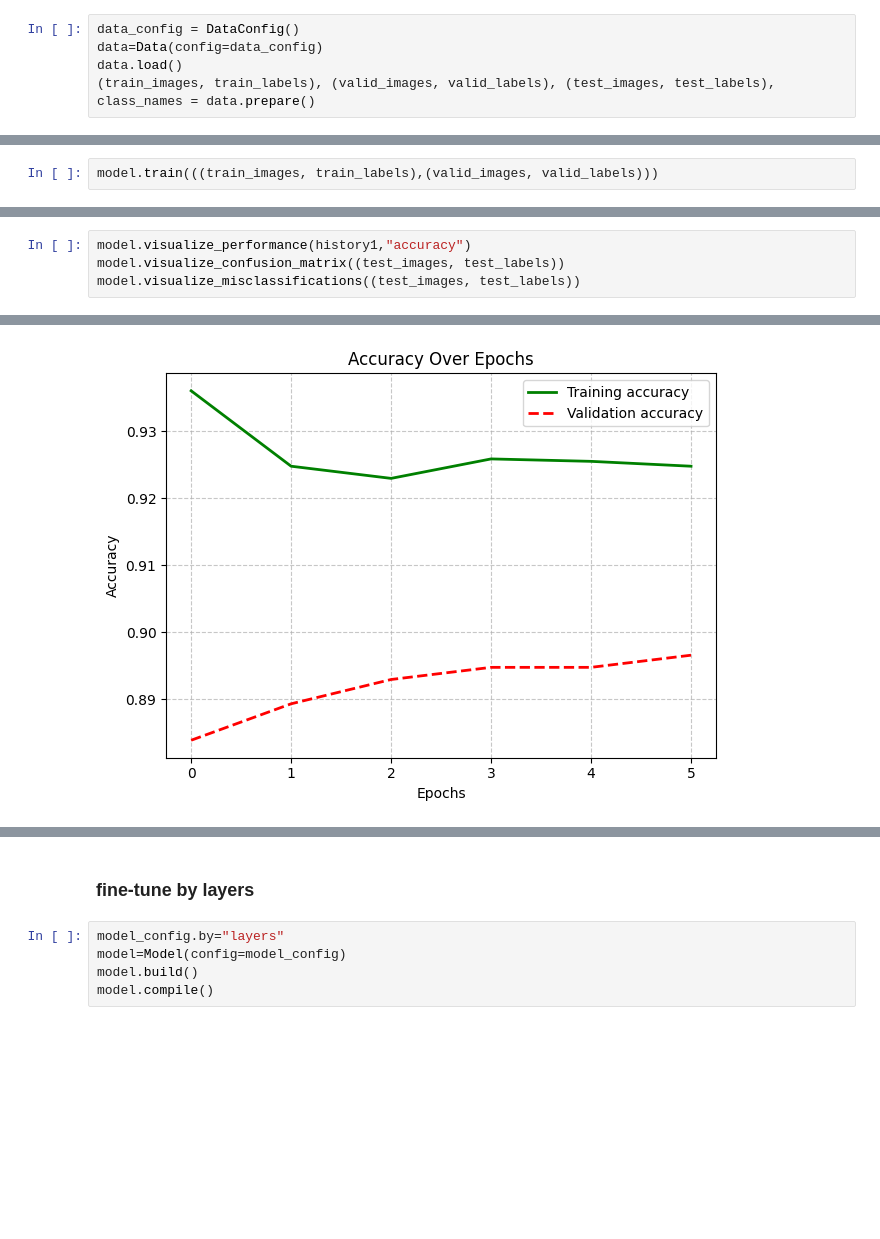
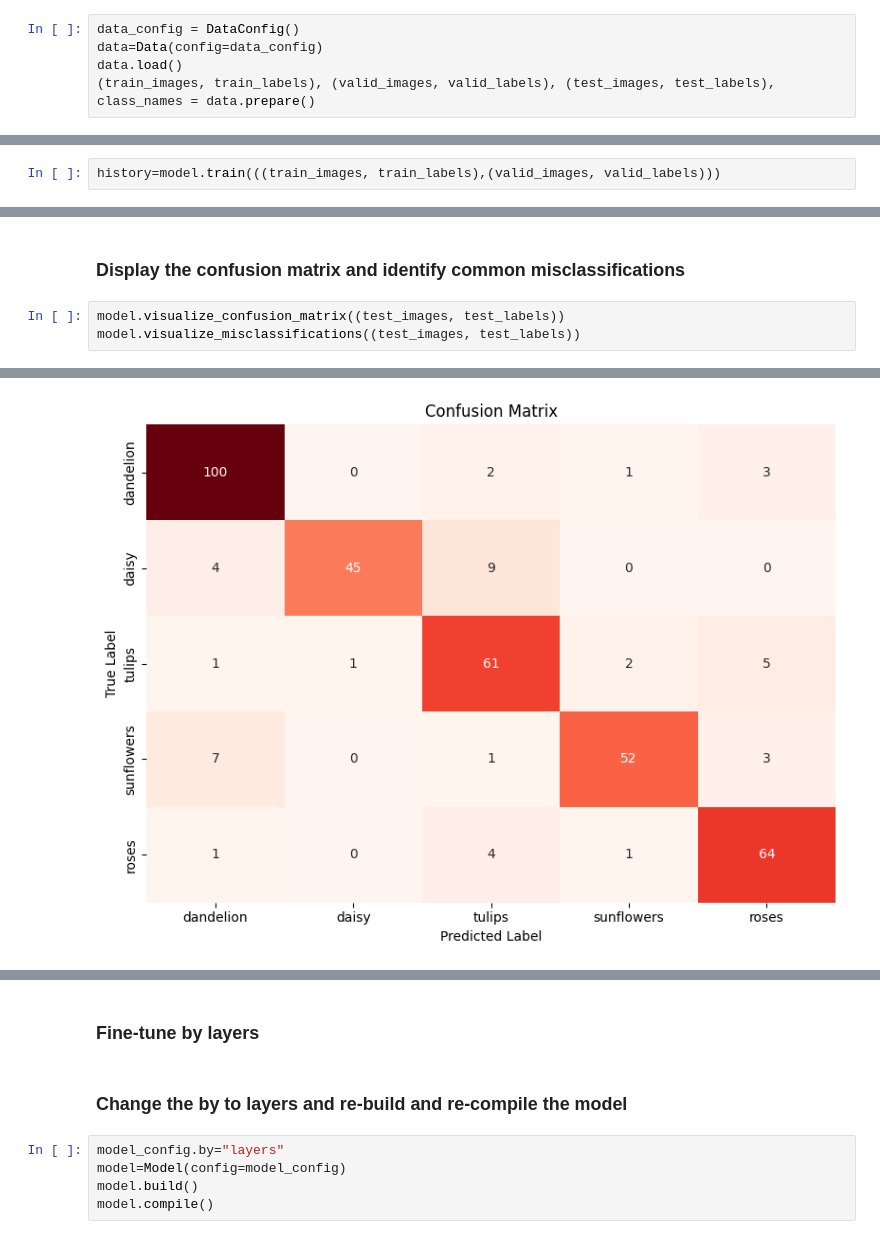
Before and after one commit to IsmaelMousa/playing-with-transfer-learning, a Jupyter notebook: resnet50.ipynb, the cells around one changed output, grey strips where cells are left out. Saved outputs shown, nothing was run; the diff lists cells and outputs as text; blank space fills up the shorter version.

```diff
--- a/resnet50.ipynb
+++ b/resnet50.ipynb
@@ -65,6 +68,6 @@ Model: "functional_11"
  Trainable params: 1,189,061 (4.54 MB)
  Non-trainable params: 23,588,096 (89.98 MB)
 # %%
-model.train(((train_images, train_labels),(valid_images, valid_labels)))
+history=model.train(((train_images, train_labels),(valid_images, valid_labels)))
 # %% [output]
 Epoch 1/10
@@ -167,6 +224,7 @@ WARNING:matplotlib.image:Clipping input data to the valid range for imshow with
        dtype=float32)>]
+# %% [markdown]
+### Display the confusion matrix and identify common misclassifications
 # %%
-model.visualize_performance(history1,"accuracy")
 model.visualize_confusion_matrix((test_images, test_labels))
 model.visualize_misclassifications((test_images, test_labels))
 # %% [output]
@@ -173 +232 @@ model.visualize_misclassifications((test_images, test_labels))
-[figure, old version]
+[figure, new version]
@@ -187,5 +244,7 @@ WARNING:matplotlib.image:Clipping input data to the valid range for imshow with
 # %% [markdown]
-### fine-tune by layers
+### Fine-tune by layers
+# %% [markdown]
+### Change the by to layers and re-build and re-compile the model
 # %%
 model_config.by="layers"
 model=Model(config=model_config)
```
Also changed, not shown: parts of 32 cells of this notebook, 2 other files.
